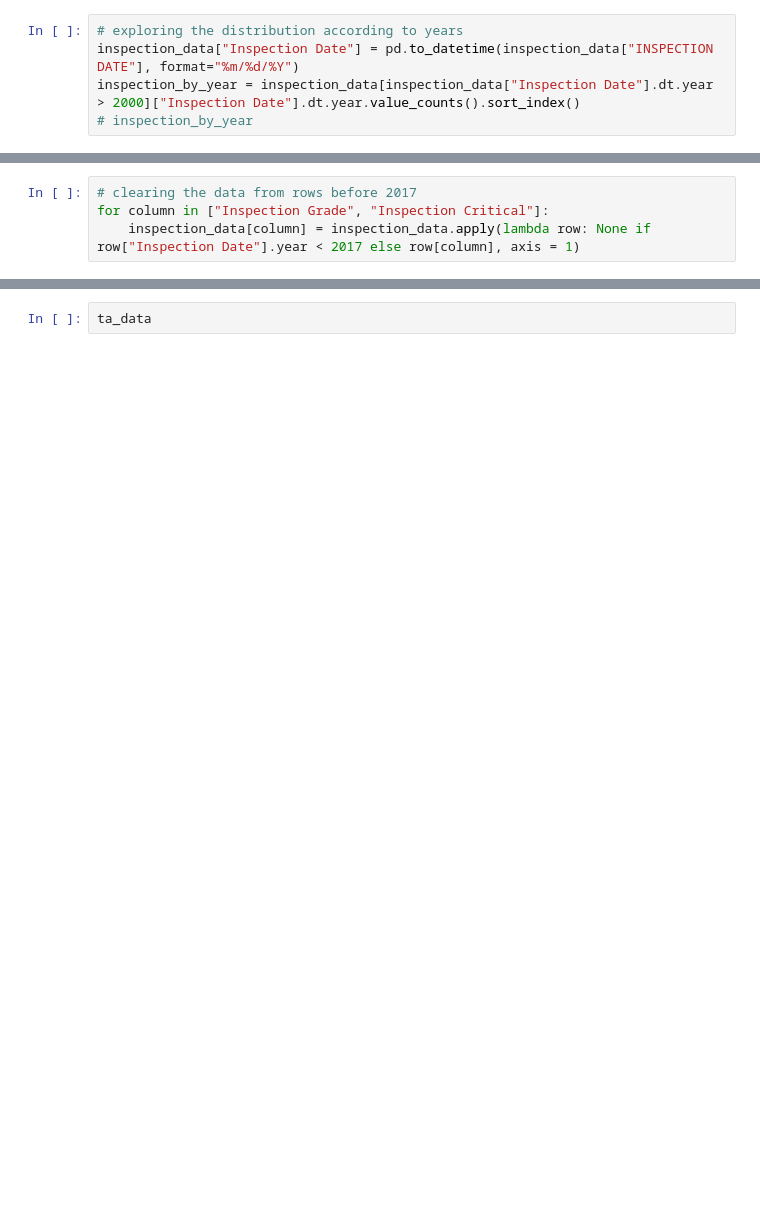
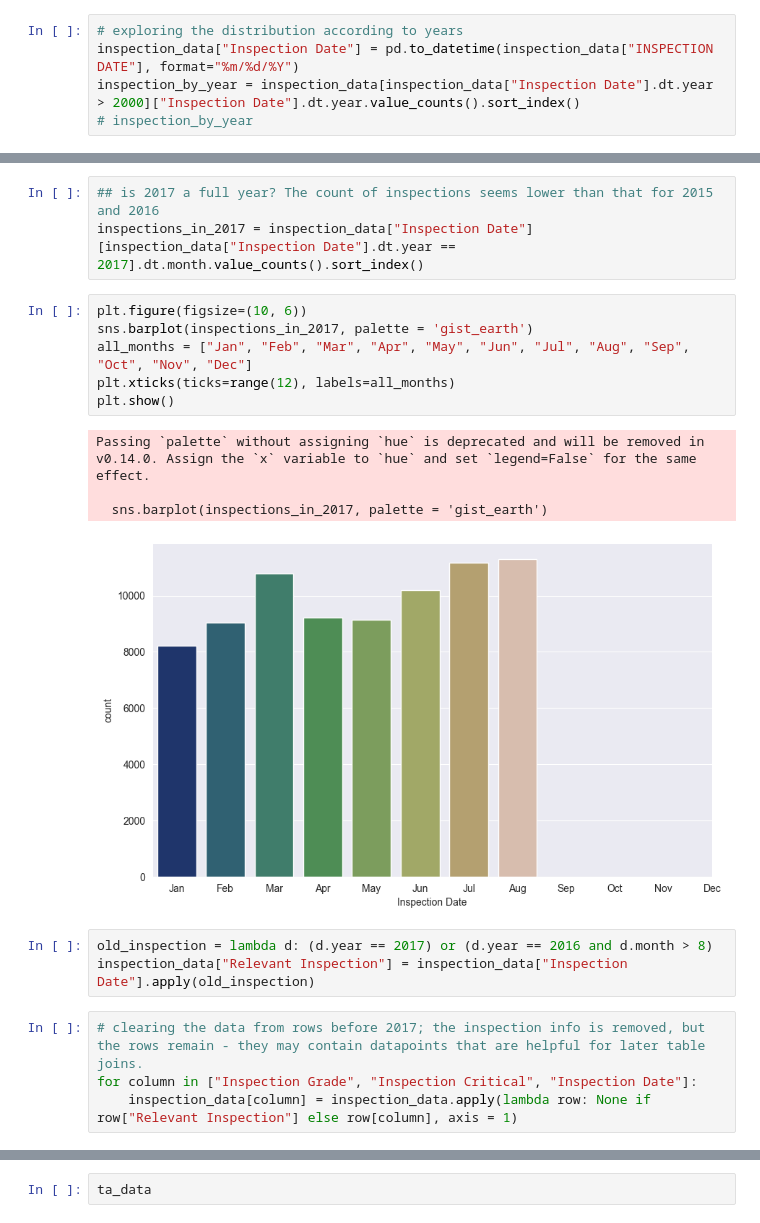
Before and after one commit to PrinCons/RestRecs, a Jupyter notebook: models/research/rest_data_exploration.ipynb, the cells around one changed output, grey strips where cells are left out. Cells and saved outputs as stored; diff of their text form; blank space fills up the shorter version.

```diff
--- a/models/research/rest_data_exploration.ipynb
+++ b/models/research/rest_data_exploration.ipynb
@@ -253,7 +286,24 @@ Passing `palette` without assigning `hue` is deprecated and will be removed in v
+# %%
+## is 2017 a full year? The count of inspections seems lower than that for 2015 and 2016
+inspections_in_2017 = inspection_data["Inspection Date"][inspection_data["Inspection Date"].dt.year == 2017].dt.month.value_counts().sort_index()
+# %%
+plt.figure(figsize=(10, 6))
+sns.barplot(inspections_in_2017, palette = 'gist_earth')
+all_months = ["Jan", "Feb", "Mar", "Apr", "May", "Jun", "Jul", "Aug", "Sep", "Oct", "Nov", "Dec"]
+plt.xticks(ticks=range(12), labels=all_months)
+plt.show()
+# %% [output]
+Passing `palette` without assigning `hue` is deprecated and will be removed in v0.14.0. Assign the `x` variable to `hue` and set `legend=False` for the same effect.
+
+  sns.barplot(inspections_in_2017, palette = 'gist_earth')
+[figure, added]
+# %%
+old_inspection = lambda d: (d.year == 2017) or (d.year == 2016 and d.month > 8)
+inspection_data["Relevant Inspection"] = inspection_data["Inspection Date"].apply(old_inspection)
 # %%
-# clearing the data from rows before 2017
-for column in ["Inspection Grade", "Inspection Critical"]:
-    inspection_data[column] = inspection_data.apply(lambda row: None if row["Inspection Date"].year < 2017 else row[column], axis = 1)
+# clearing the data from rows before 2017; the inspection info is removed, but the rows remain - they may contain datapoints that are helpful for later table joins.
+for column in ["Inspection Grade", "Inspection Critical", "Inspection Date"]:
+    inspection_data[column] = inspection_data.apply(lambda row: None if row["Relevant Inspection"] else row[column], axis = 1)
 # %%
 # keeping relevant column and removing duplicates
 inspection_data = inspection_data[["Name", "Address", "ZipCode","Cuisine", "Inspection Date", "Inspection Grade", "Inspection Critical"]]
```
Also changed, not shown: parts of 26 cells of this notebook, 4 other files.
